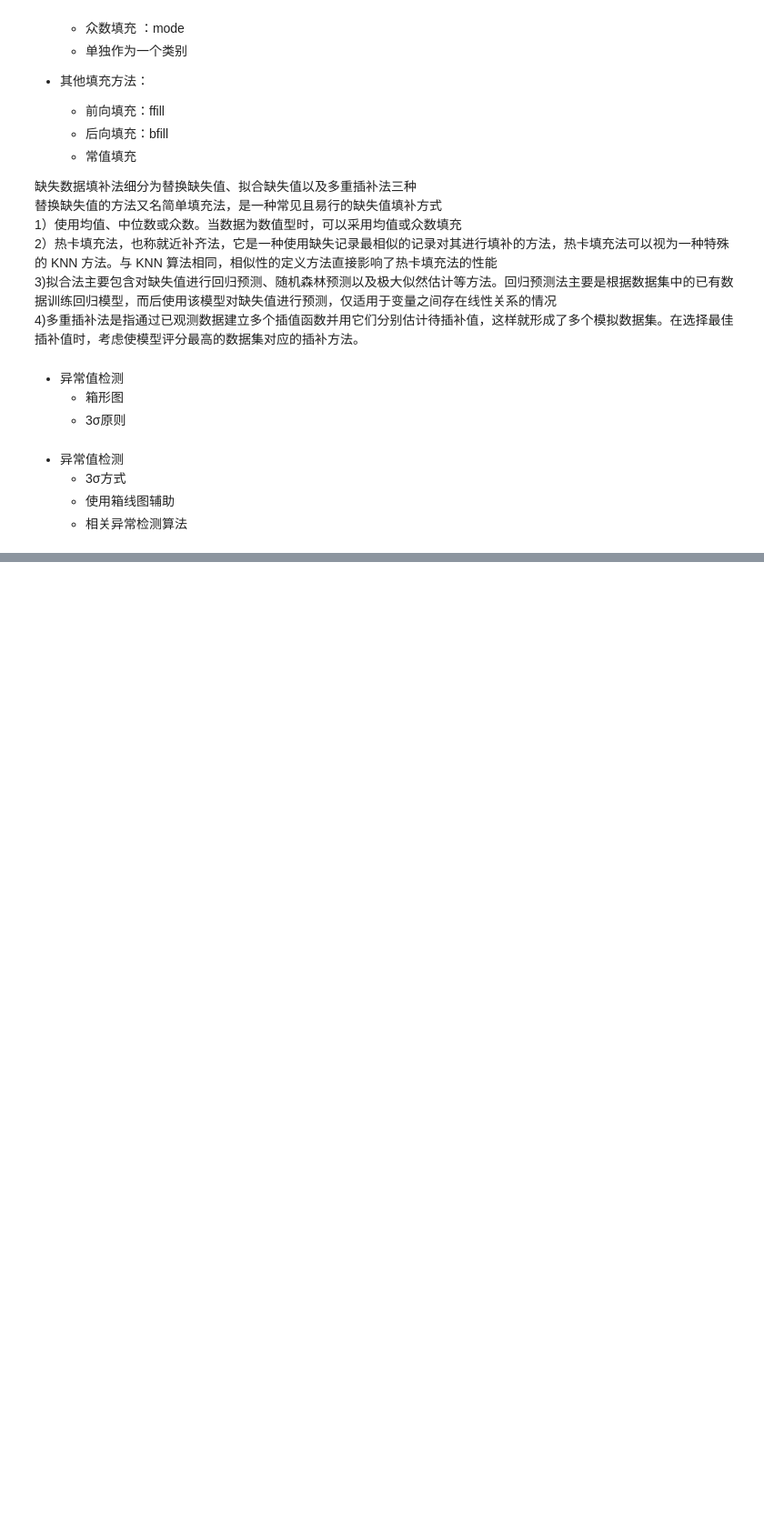
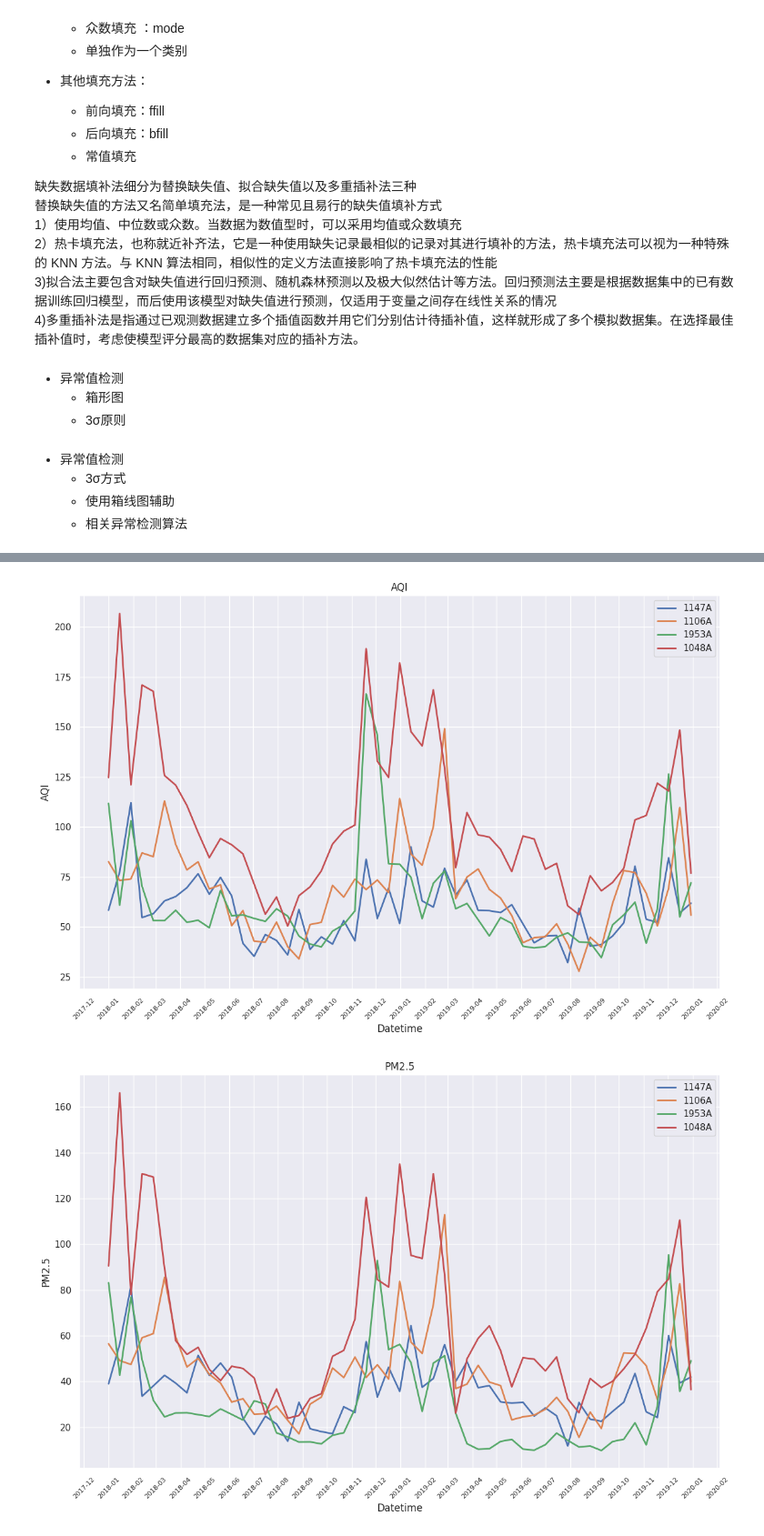
Before and after one commit to zhxx6/code, a Jupyter notebook: code/data_analysis.ipynb, the cells around one changed output, grey strips where cells are left out. Shown at 91% size. Cells and saved outputs as stored; diff of their text form; code cells hidden in the pictures; blank space fills up the shorter version.

```diff
--- a/code/data_analysis.ipynb
+++ b/code/data_analysis.ipynb
@@ -194,0 +280,6 @@ geo.render_notebook()
+# %%
+# 数据分布情况
+station_list = ["1147A","1106A","1953A","1048A"]
+fn = "/cpfs01/projects-HDD/cfff-4a8d9af84f66_HDD/public/ShiXiSheng/zx/station"
+station= pd.read_csv('./station/station_name.csv',index_col=False)
+station[station['监测点编码'].isin(station_list)]
@@ -194,0 +292,36 @@ geo.render_notebook()
+# %%
+
+features = ['AQI', 'PM2.5', 'PM10',
+            'SO2', 'NO2',  'O3',  'CO', ]
+import plotly.express as px
+import plotly.graph_objects as go
+#px.box(df_temp, x='month_year', y='meantp')
+sns.set_style('darkgrid')
+#sns.set_theme(style="whitegrid")  # 设置样式
+import matplotlib.dates as mdates
+df_list = [pd.read_csv(os.path.join(fn, f"{file}.csv"), index_col=False) for file in station_list]
+
+
+for f in features:
+    plt.figure(figsize=(12, 8))
+    for idx,df in enumerate(df_list):
+        df['datetime'] = pd.to_datetime(df['datetime'])
+        df1 = df.set_index('datetime')
+        df1 = df1.resample('14d').mean()
+        sns.lineplot(x=df1.index, y=df1[f],label=station_list[idx], linewidth=2)
+    #fig = px.line(df1, x='datetime', y = f)
+    plt.title(f)
+    plt.xlabel('Datetime')
+    plt.ylabel(f)
+    # 设置 x 轴的日期格式
+    plt.gca().xaxis.set_major_locator(mdates.MonthLocator())  # 每月一个刻度
+    plt.gca().xaxis.set_major_formatter(mdates.DateFormatter('%Y-%m'))  # 格式化为年月
+
+    plt.xticks(rotation=45,fontsize=8)
+    plt.tight_layout()
+    plt.savefig(f"./picture/1147A-{f}.jpg")
+    #fig.show()
+    plt.show()
+# %% [output]
+[figure, added]
+[figure, added]
```
Also changed, not shown: parts of 18 cells of this notebook.
